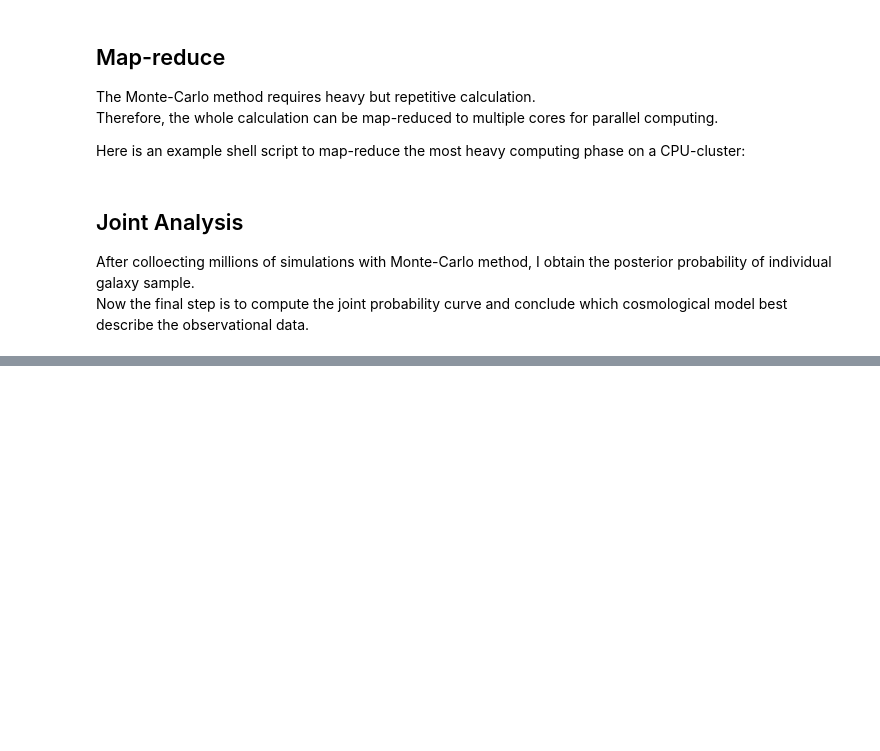
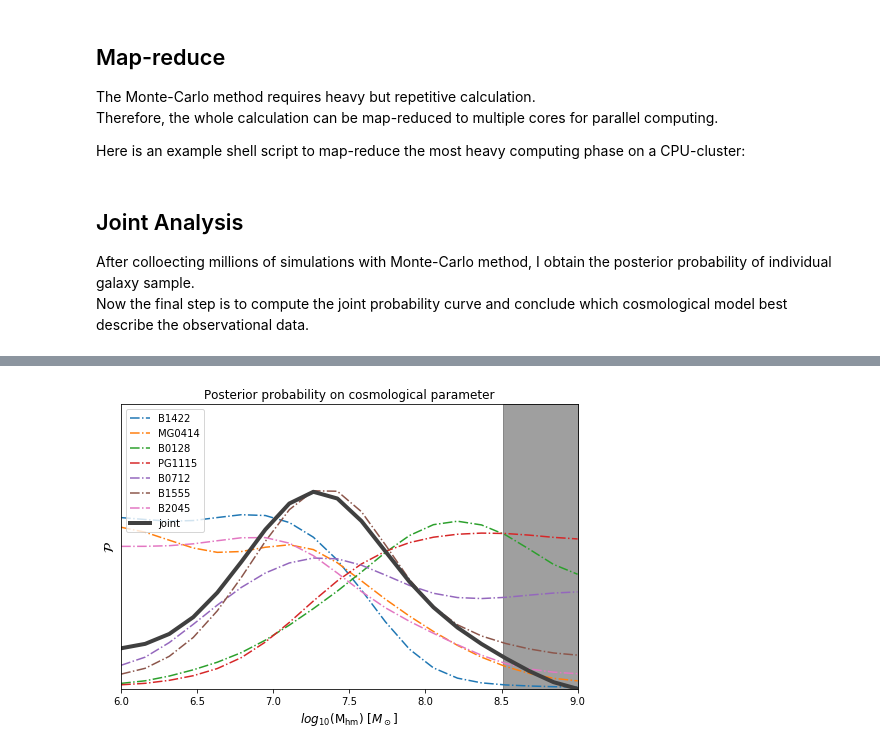
Before and after one commit to jwhsueh/projects, a Jupyter notebook: cosmological_model/cosmological_model_demo.ipynb, the cells around one changed output, grey strips where cells are left out. Cells and saved outputs as stored; diff of their text form; code cells hidden in the pictures; blank space fills up the shorter version.

Commit message:
finish cosmological model demo notebook

```diff
--- a/cosmological_model/cosmological_model_demo.ipynb
+++ b/cosmological_model/cosmological_model_demo.ipynb
@@ -136,3 +135,98 @@ for idx in idx_list:
 
 After colloecting millions of simulations with Monte-Carlo method, I obtain the posterior probability of individual galaxy sample.<br>
 Now the final step is to compute the joint probability curve and conclude which cosmological model best describe the observational data.
+# %%
+from scipy import interpolate
+from scipy.optimize import curve_fit
+from scipy.ndimage import gaussian_filter
+
+# galaxy namelist
+lens_list = np.array(['B1422','MG0414','B0128','PG1115','B0712','B1555','B2045'])
+# cosmological parameters
+mass = np.array([6.0,6.75,6.9,7.35,7.4,7.55,7.75,8.2,8.5,8.8,9.0])
+f_sub = np.array([0.003,0.004,0.006,0.01,0.015])
+f_sub = np.log10(f_sub)
+
+# gaussian
+def gaus(x,a,x0,sigma):
+	return a*np.exp(-(x-x0)**2/(2*sigma**2))
+
+# normalization
+
+def norm(data,x):
+    data = data - np.average(data)
+    d = np.max(data)-np.min(data)
+    data = data/d
+    data = data-np.min(data)
+    data_norm = data/np.trapz(data,x)
+
+    return data_norm
+
+### plot probability curves of galaxies ###
+
+mass_int = np.linspace(min(mass),max(mass),20)
+fsub_int = np.linspace(min(f_sub),max(f_sub),10)
+
+# combine pdf
+pdf_com = np.zeros((len(lens_list),20))
+pdf_com.fill(1.0)
+
+i = 0
+plt.clf()
+plt.figure(figsize=(7,5))
+for lens in lens_list:
+    pdf_file = lens+'_wdm_n3.txt'
+    like_table = np.loadtxt(pdf_file)#[:,1:]
+    like_table = np.transpose(like_table)
+
+    f = interpolate.interp2d(f_sub,mass,like_table)
+    pdf = f(fsub_int,mass_int)
+    curve_pdf = np.max(pdf,axis=1)
+
+    ## normalization
+    curve_pdf = norm(curve_pdf,mass_int)
+
+    ## smooth
+    curve_pdf =gaussian_filter(curve_pdf,2)
+    pdf_com[i,:] =curve_pdf
+
+    ## plot
+    plt.plot(mass_int,pdf_com[i,:],linestyle='-.',label=lens)
+
+    i = i+1
+
+### ------------------------------ ###
+
+### combine posterior probability ###
+
+curve_array = np.sum(pdf_com,axis=0)
+curve_array = norm(curve_array,mass_int)
+
+## gaussian fitting
+fit_param, covar = curve_fit(gaus, mass_int, curve_array, p0=[0.15,7.0,0.2])
+amp,mean,stddev = fit_param[0],fit_param[1],fit_param[2]
+
+## Bayes factor
+
+B = max(curve_array)/curve_array[0]
+print('Bayes factor of best-fit WDM model and CDM:',B)
+
+### ------------------------------ ###
+
+### final plotting ###
+
+plt.title('Posterior probability on cosmological parameter')
+plt.xlabel(r'$log_{10}({\rm M_{hm}})$ $[M_\odot]$',fontsize=12)
+plt.ylabel('$\mathcal{P}$',fontsize=14)
+plt.ylim(0,1.0)
+plt.xlim(6.0,9.0)
+plt.yticks([])
+
+## 95% lower limit
+plt.fill_between([mean+2*stddev,max(mass_int)],[0,0],[1.0,1.0],color='#404040',alpha=0.5)
+plt.plot(mass_int,curve_array,linewidth=4,label='joint',color='#404040')
+plt.legend(loc=2)
+plt.tight_layout()
+
+plt.show()
+# %% [output]
@@ -138,0 +235 @@ Now the final step is to compute the joint probability curve and conclude which
+[figure, added]
```
Also changed, not shown: parts of 3 cells of this notebook, 7 other files.
